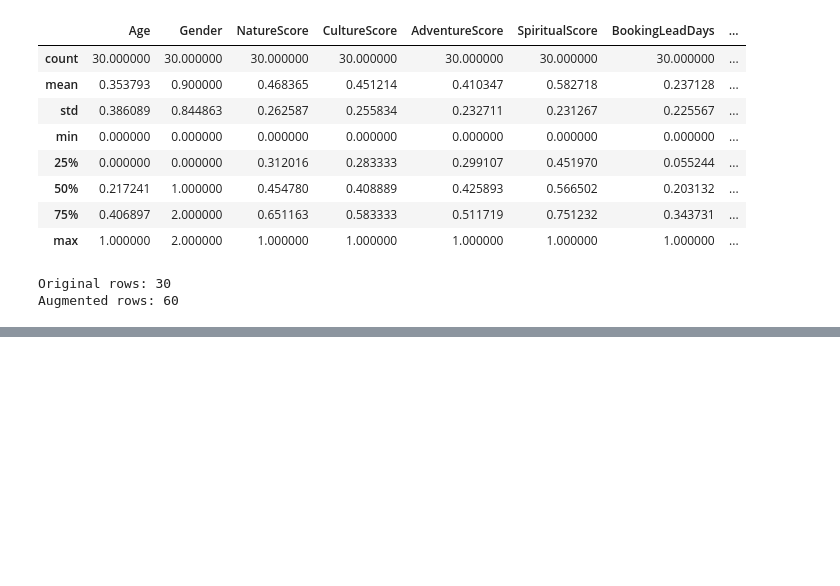
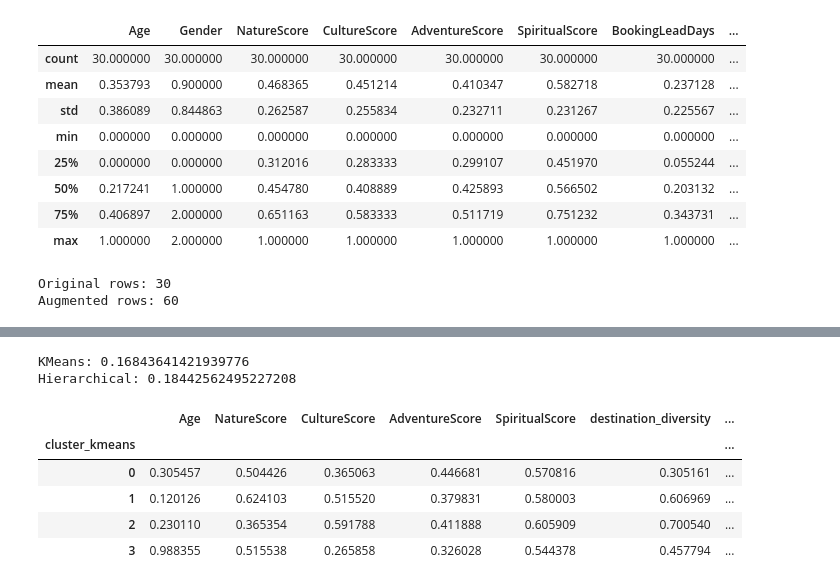
Before and after one commit to VidhiSidana/daa-assignment, a Jupyter notebook: TripSenseData.ipynb, the cells around one changed output, grey strips where cells are left out. Saved outputs shown, nothing was run; the diff lists cells and outputs as text; code cells hidden in the pictures; blank space fills up the shorter version.

```diff
--- a/TripSenseData.ipynb
+++ b/TripSenseData.ipynb
@@ -465,0 +405,31 @@ df['DBSCAN_Cluster'] = dbscan.fit_predict(X_scaled)
+# %%
+kmeans = KMeans(n_clusters=4, random_state=42)
+augmented_data['cluster_kmeans'] = kmeans.fit_predict(X)
+# %%
+from sklearn.cluster import AgglomerativeClustering
+
+agg = AgglomerativeClustering(n_clusters=4)
+augmented_data['cluster_hierarchical'] = agg.fit_predict(X)
+# %%
+from sklearn.cluster import DBSCAN
+
+dbscan = DBSCAN(eps=0.7, min_samples=5)
+augmented_data['cluster_dbscan'] = dbscan.fit_predict(X)
+# %%
+from sklearn.metrics import silhouette_score
+
+print("KMeans:", silhouette_score(X, augmented_data['cluster_kmeans']))
+print("Hierarchical:", silhouette_score(X, augmented_data['cluster_hierarchical']))
+# %% [output]
+KMeans: 0.16843641421939776
+Hierarchical: 0.18442562495227208
+# %%
+cluster_profile = augmented_data.groupby('cluster_kmeans')[cluster_features].mean()
+cluster_profile
+# %% [output]
+|  | Age | NatureScore | CultureScore | AdventureScore | SpiritualScore | destination_diversity | ... |
+| cluster_kmeans |  |  |  |  |  |  | ... |
+| 0 | 0.305457 | 0.504426 | 0.365063 | 0.446681 | 0.570816 | 0.305161 | ... |
+| 1 | 0.120126 | 0.624103 | 0.515520 | 0.379831 | 0.580003 | 0.606969 | ... |
+| 2 | 0.230110 | 0.365354 | 0.591788 | 0.411888 | 0.605909 | 0.700540 | ... |
+| 3 | 0.988355 | 0.515538 | 0.265858 | 0.326028 | 0.544378 | 0.457794 | ... |
```
Also changed, not shown: parts of 44 cells of this notebook.
